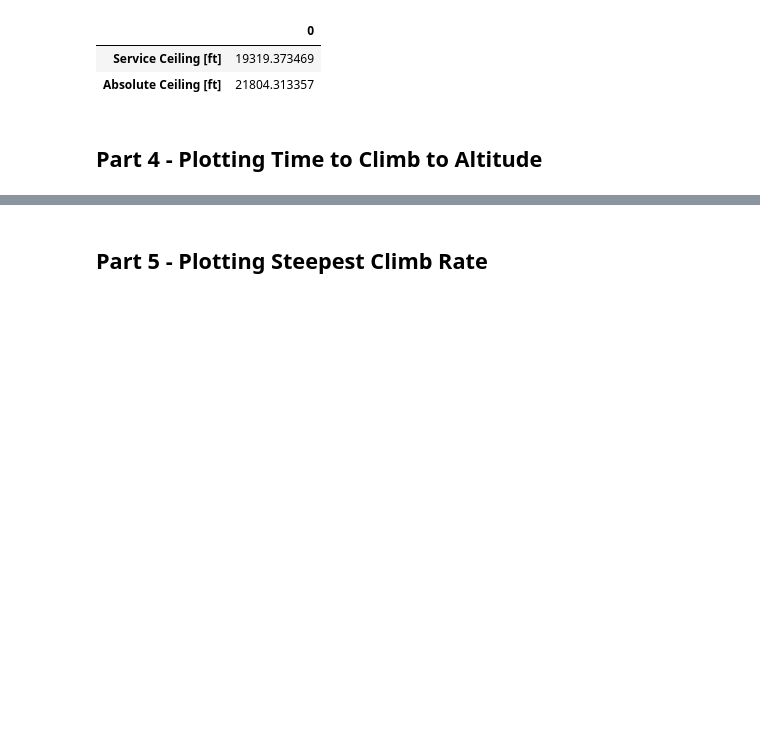
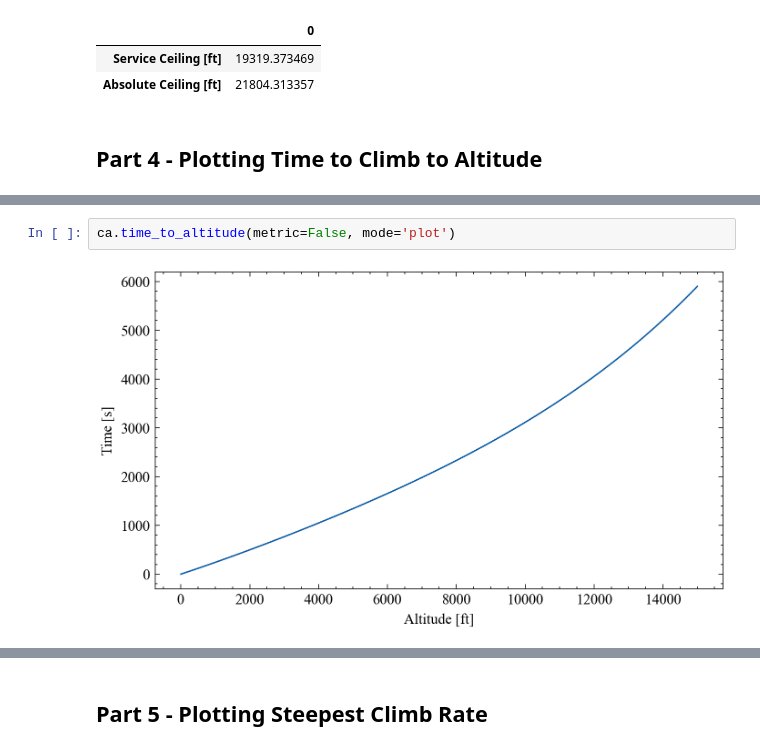
Before and after one commit to MichaszJ/aircraft-performance-projects, a Jupyter notebook: Project2.ipynb, the cells around one changed output, grey strips where cells are left out. Drawn from its saved outputs; the diff is of its cells as text; blank space fills up the shorter version.

```diff
--- a/Project2.ipynb
+++ b/Project2.ipynb
@@ -104,0 +119,4 @@ ceilings_imperial
+# %%
+ca.time_to_altitude(metric=False, mode='plot')
+# %% [output]
+[figure, added]
```
Also changed, not shown: parts of 7 cells of this notebook, 1 other file.
